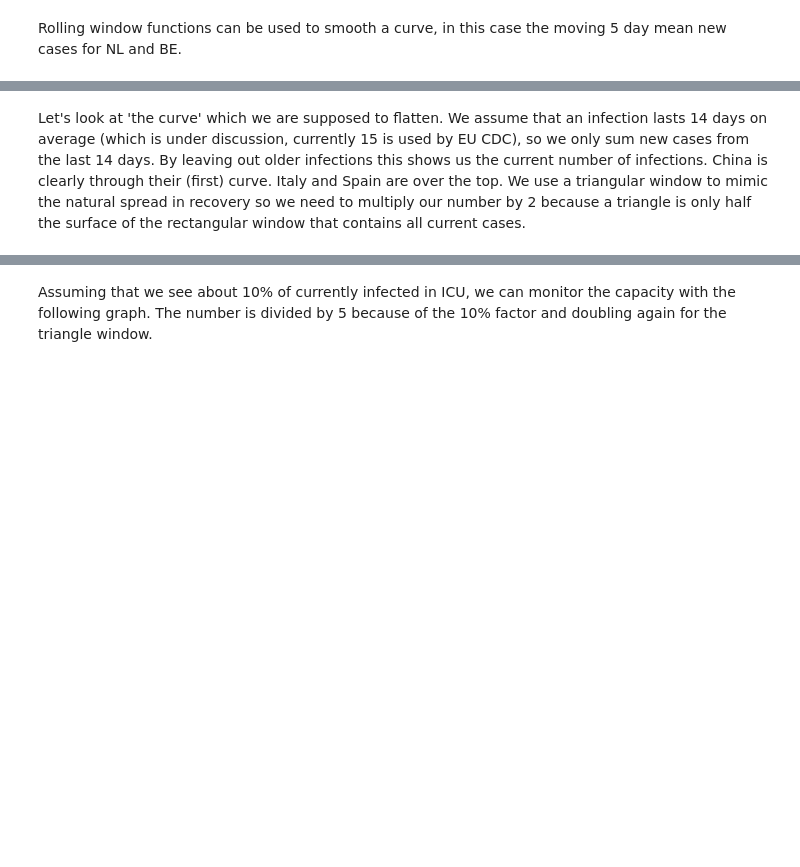
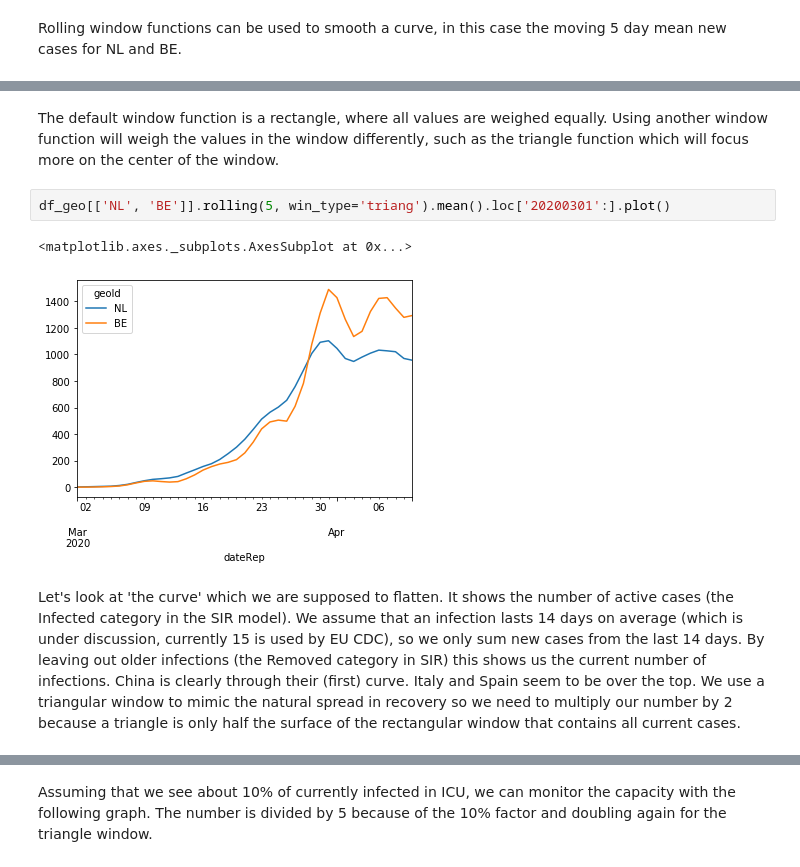
Before and after one commit to R3dje/COVID19, a Jupyter notebook: EUCDC.ipynb, the cells around one changed output, grey strips where cells are left out. Drawn from its saved outputs; the diff is of its cells as text; blank space fills up the shorter version.

Commit message:
Updates on window function.

```diff
--- a/EUCDC.ipynb
+++ b/EUCDC.ipynb
@@ -151,5 +152,12 @@ df_geo[['NL', 'BE']].rolling(5).mean().loc['20200301':].plot()
+# %% [markdown]
+The default window function is a rectangle, where all values are weighed equally. Using another window function will weigh the values in the window differently, such as the triangle function which will focus more on the center of the window.
+# %%
+df_geo[['NL', 'BE']].rolling(5, win_type='triang').mean().loc['20200301':].plot()
+# %% [output]
+<matplotlib.axes._subplots.AxesSubplot at 0x...>
+[figure, added]
 # %% [markdown]
-Let's look at 'the curve' which we are supposed to flatten. We assume that an infection lasts 14 days on average (which is under discussion, currently 15 is used by EU CDC), so we only sum new cases from the last 14 days. By leaving out older infections this shows us the current number of infections. China is clearly through their (first) curve. Italy and Spain are over the top.
+Let's look at 'the curve' which we are supposed to flatten. It shows the number of active cases (the Infected category in the SIR model). We assume that an infection lasts 14 days on average (which is under discussion, currently 15 is used by EU CDC), so we only sum new cases from the last 14 days. By leaving out older infections (the Removed category in SIR) this shows us the current number of infections. China is clearly through their (first) curve. Italy and Spain seem to be over the top.
 We use a triangular window to mimic the natural spread in recovery so we need to multiply our number by 2 because a triangle is only half the surface of the rectangular window that contains all current cases.
 # %%
 (df_geo[['CN', 'IT', 'ES']].rolling(14, win_type='triang').sum() * 2).plot()
```
Also changed, not shown: parts of 12 cells of this notebook, 1 other file.
